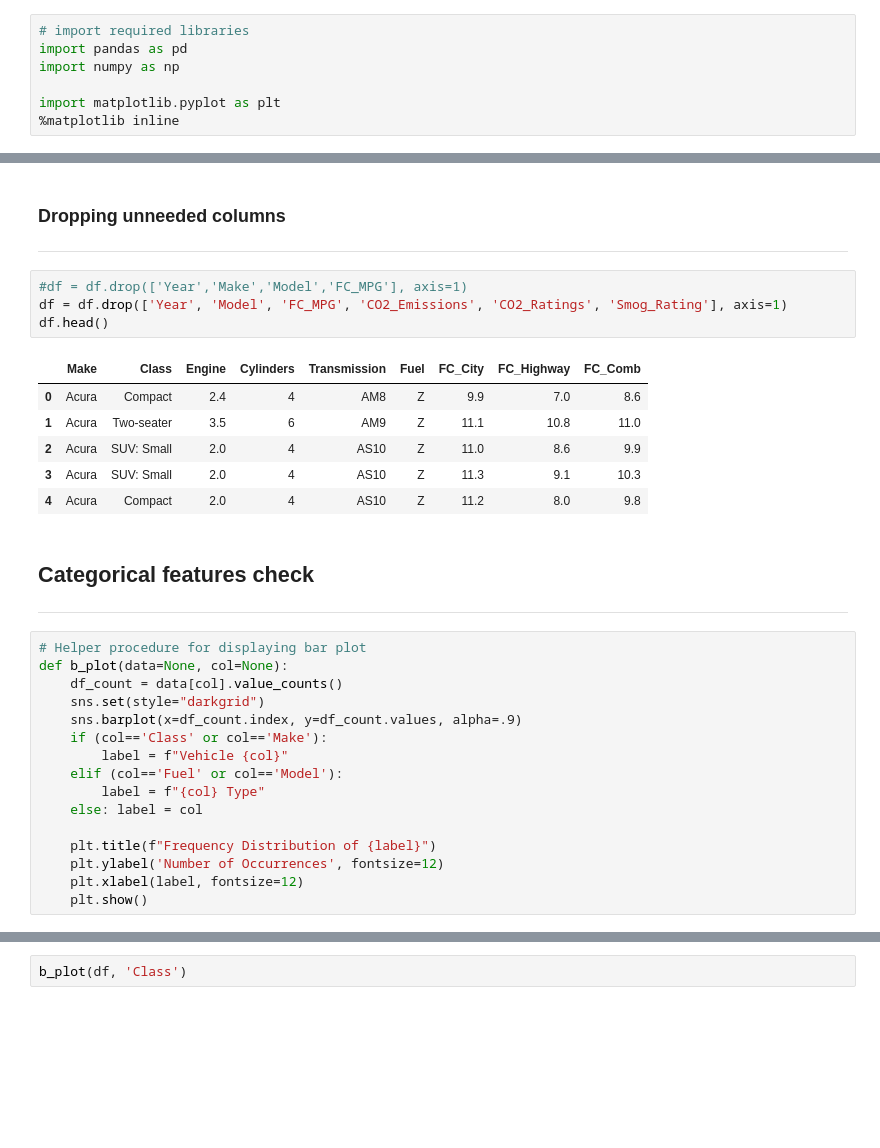
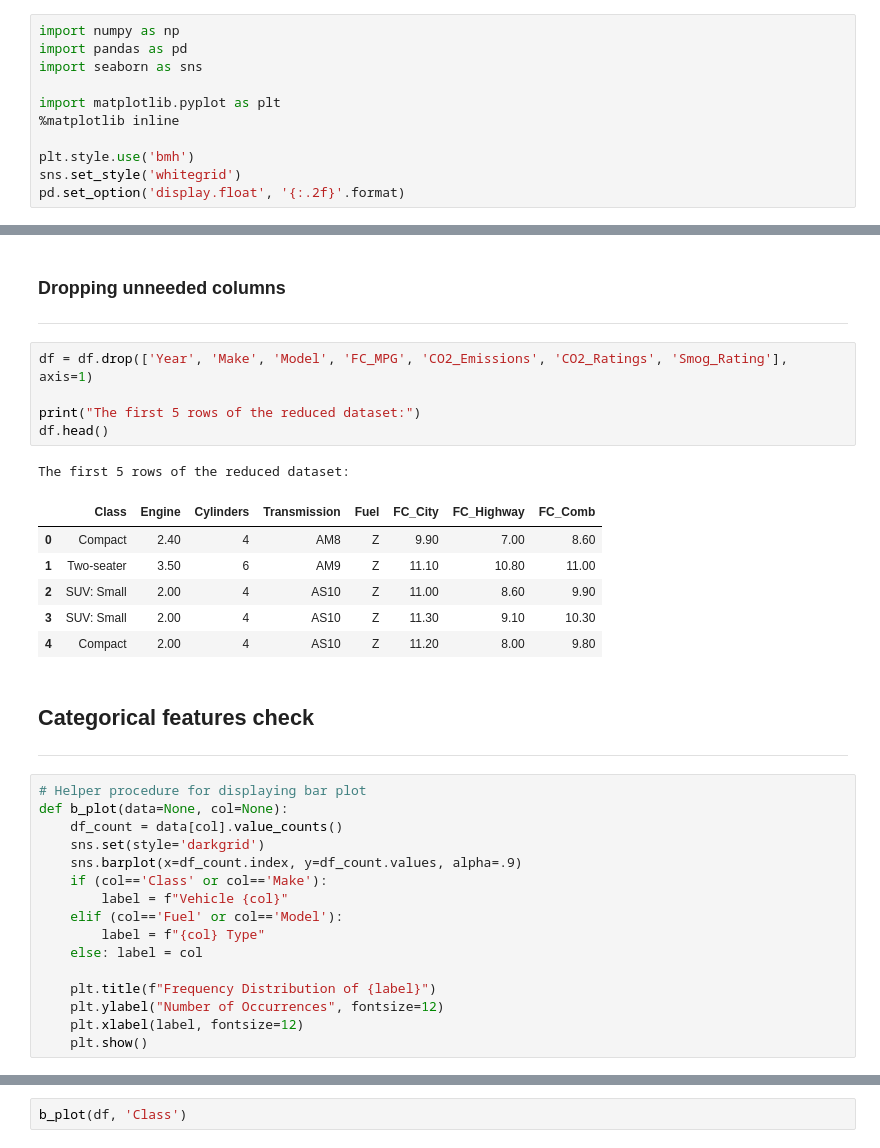
Before and after one commit to nw-kusuma/Big-Data-Class, a Jupyter notebook: BD01-Multilinear Regression/FuelConsumption-MLReg.ipynb, the cells around one changed output, grey strips where cells are left out. Saved outputs shown, nothing was run; the diff lists cells and outputs as text; blank space fills up the shorter version.

```diff
--- a/BD01-Multilinear Regression/FuelConsumption-MLReg.ipynb
+++ b/BD01-Multilinear Regression/FuelConsumption-MLReg.ipynb
@@ -5,9 +5,13 @@
 Import needed common libraries
 # %%
-# import required libraries
+import numpy as np
 import pandas as pd
-import numpy as np
+import seaborn as sns
 
 import matplotlib.pyplot as plt
 %matplotlib inline
+
+plt.style.use('bmh')
+sns.set_style('whitegrid')
+pd.set_option('display.float', '{:.2f}'.format)
 # %% [markdown]
@@ -237,14 +256,16 @@ FC_Highway  0.749184   0.738917  0.919517    1.000000
 ### **Dropping unneeded columns**
 ***
 # %%
-#df = df.drop(['Year','Make','Model','FC_MPG'], axis=1)
-df = df.drop(['Year', 'Model', 'FC_MPG', 'CO2_Emissions', 'CO2_Ratings', 'Smog_Rating'], axis=1)
+df = df.drop(['Year', 'Make', 'Model', 'FC_MPG', 'CO2_Emissions', 'CO2_Ratings', 'Smog_Rating'], axis=1)
+
+print("The first 5 rows of the reduced dataset:")
 df.head()
 # %% [output]
+The first 5 rows of the reduced dataset:
-|  | Make | Class | Engine | Cylinders | Transmission | Fuel | FC_City | FC_Highway | FC_Comb |
-| 0 | Acura | Compact | 2.4 | 4 | AM8 | Z | 9.9 | 7.0 | 8.6 |
-| 1 | Acura | Two-seater | 3.5 | 6 | AM9 | Z | 11.1 | 10.8 | 11.0 |
-| 2 | Acura | SUV: Small | 2.0 | 4 | AS10 | Z | 11.0 | 8.6 | 9.9 |
-| 3 | Acura | SUV: Small | 2.0 | 4 | AS10 | Z | 11.3 | 9.1 | 10.3 |
-| 4 | Acura | Compact | 2.0 | 4 | AS10 | Z | 11.2 | 8.0 | 9.8 |
+|  | Class | Engine | Cylinders | Transmission | Fuel | FC_City | FC_Highway | FC_Comb |
+| 0 | Compact | 2.40 | 4 | AM8 | Z | 9.90 | 7.00 | 8.60 |
+| 1 | Two-seater | 3.50 | 6 | AM9 | Z | 11.10 | 10.80 | 11.00 |
+| 2 | SUV: Small | 2.00 | 4 | AS10 | Z | 11.00 | 8.60 | 9.90 |
+| 3 | SUV: Small | 2.00 | 4 | AS10 | Z | 11.30 | 9.10 | 10.30 |
+| 4 | Compact | 2.00 | 4 | AS10 | Z | 11.20 | 8.00 | 9.80 |
 # %% [markdown]
@@ -254,7 +276,7 @@ df.head()
 # Helper procedure for displaying bar plot
 def b_plot(data=None, col=None):
     df_count = data[col].value_counts()
-    sns.set(style="darkgrid")
+    sns.set(style='darkgrid')
     sns.barplot(x=df_count.index, y=df_count.values, alpha=.9)
     if (col=='Class' or col=='Make'):
         label = f"Vehicle {col}"
@@ -263,6 +285,6 @@ def b_plot(data=None, col=None):
     else: label = col
 
     plt.title(f"Frequency Distribution of {label}")
-    plt.ylabel('Number of Occurrences', fontsize=12)
+    plt.ylabel("Number of Occurrences", fontsize=12)
     plt.xlabel(label, fontsize=12)
     plt.show()
```
Also changed, not shown: parts of 57 cells of this notebook.
